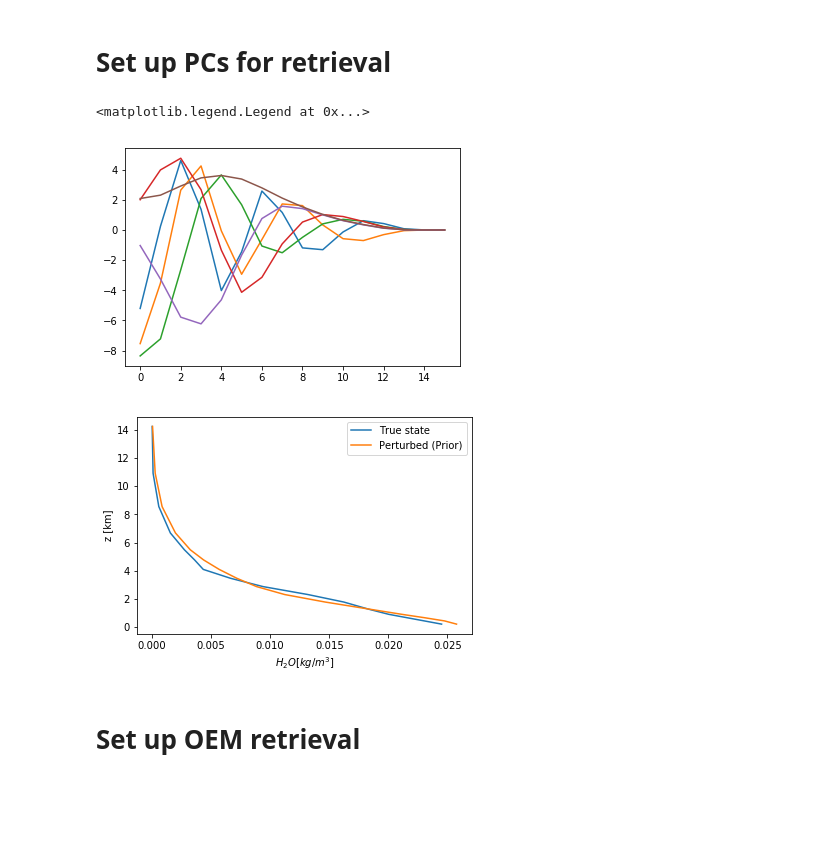
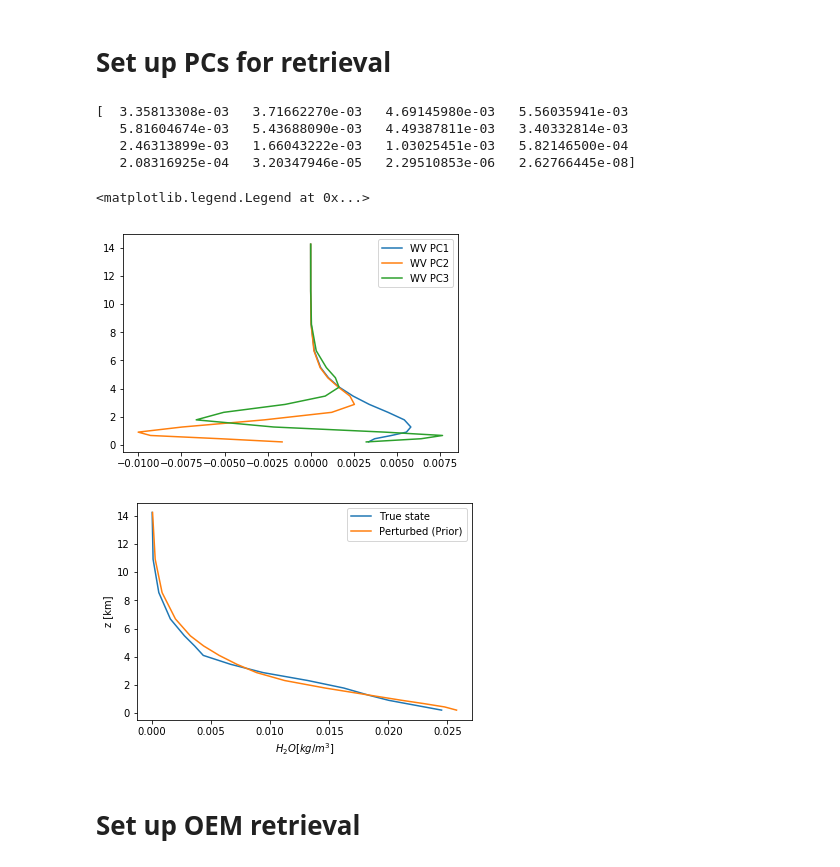
Before and after one commit to cheesetarian/typhon_examples, a Jupyter notebook: WV_retrieval-PC.ipynb, the cells around one changed output. Cells and saved outputs as stored; diff of their text form; code cells hidden in the pictures; blank space fills up the shorter version.

```diff
--- a/WV_retrieval-PC.ipynb
+++ b/WV_retrieval-PC.ipynb
@@ -47,14 +52,16 @@ ws.z_surface = np.asarray(ws.z_field)[0]
 ws.t_surface = np.asarray(ws.t_field)[0]
 
 # plot T, water vapor, N2 and O2 versus altitude
-#plt.plot(np.asarray(ws.t_field).ravel(), np.asarray(ws.z_field).ravel() * 1e-3)
+
+#plt.plot(np.asarray(ws.t_field).ravel(), alt
+alt = np.asarray(ws.z_field).ravel() * .001 # altitude in km (for plotting)
 #plt.xlabel("T [K]")
 #plt.ylabel("z [km]")
-plt.plot(np.asarray(ws.vmr_field)[0,:,0,0], np.asarray(ws.z_field).ravel() * 1e-3)
+plt.plot(np.asarray(ws.vmr_field)[0,:,0,0], alt)
 plt.xlabel("$H_2O [mol/mol$]")
 plt.ylabel("z [km]")
-#plt.plot(np.asarray(ws.vmr_field)[1,:,0,0], np.asarray(ws.z_field).ravel() * 1e-3, label="$O_2$")
-#plt.plot(np.asarray(ws.vmr_field)[2,:,0,0], np.asarray(ws.z_field).ravel() * 1e-3, label="$N_2$")
+#plt.plot(np.asarray(ws.vmr_field)[1,:,0,0], alt, label="$O_2$")
+#plt.plot(np.asarray(ws.vmr_field)[2,:,0,0], alt, label="$N_2$")
 #plt.xlabel("vmr [mol / mol]")
 #plt.ylabel("z [km]")
 #plt.legend()
@@ -112,24 +119,31 @@ if not "orig_h2o" in globals().keys():
 # Set up PCs for retrieval
 # %%
 invar = np.loadtxt("pcs.txt") # read in PCs from ascii file
-meanwv = invar[0:16][::-1]
-A = invar[16:][::-1].reshape(6,16)
-for i in range(6):
-    plt.plot(A[i,:])
-factor = 28.966/18.016 / 1000.0 # convert mixing ratio (g/kg) to vmr (mol/mol)
-meanwv = meanwv * factor
-A = A * factor
+meanwv = invar[0:16][::-1] # invert profiles to fit fwd model
+#A = invar[16:][::-1].reshape(6,16)
+A = invar[16:].reshape(6,16)
+factor = 28.966/18.016 * 0.001 # convert WV mixing ratio (g/kg) to vmr (mol/mol)
+PCs = A[:,::-1] * factor
+print(PCs[0,:])
+meanwv *= factor
 perturbed = meanwv # a priori state is mean profile of PCA
+for i in range(3): # plot first x PCs
+    plt.plot(PCs[i,:],alt,label="WV PC"+str(i+1))
+plt.legend()
 
 plt.figure()
-plt.plot(orig_h2o.ravel(), np.asarray(ws.z_field).ravel() * 1e-3, label="True state")
-plt.plot(perturbed, np.asarray(ws.z_field).ravel() * 1e-3, label="Perturbed (Prior)")
+plt.plot(orig_h2o.ravel(), alt, label="True state")
+plt.plot(perturbed, alt, label="Perturbed (Prior)")
 plt.xlabel("$H_2O [kg / m^3$]")
 plt.ylabel("z [km]")
 plt.legend()
 # %% [output]
-<matplotlib.legend.Legend at 0x...>
+[  3.35813308e-03   3.71662270e-03   4.69145980e-03   5.56035941e-03
+   5.81604674e-03   5.43688090e-03   4.49387811e-03   3.40332814e-03
+   2.46313899e-03   1.66043222e-03   1.03025451e-03   5.82146500e-04
+   2.08316925e-04   3.20347946e-05   2.29510853e-06   2.62766445e-08]
+<matplotlib.legend.Legend at 0x...>
-[figure, old version]
+[figure, new version]
 [figure]
 # %% [markdown]
 # Set up OEM retrieval
```
Also changed, not shown: parts of 7 cells of this notebook.
